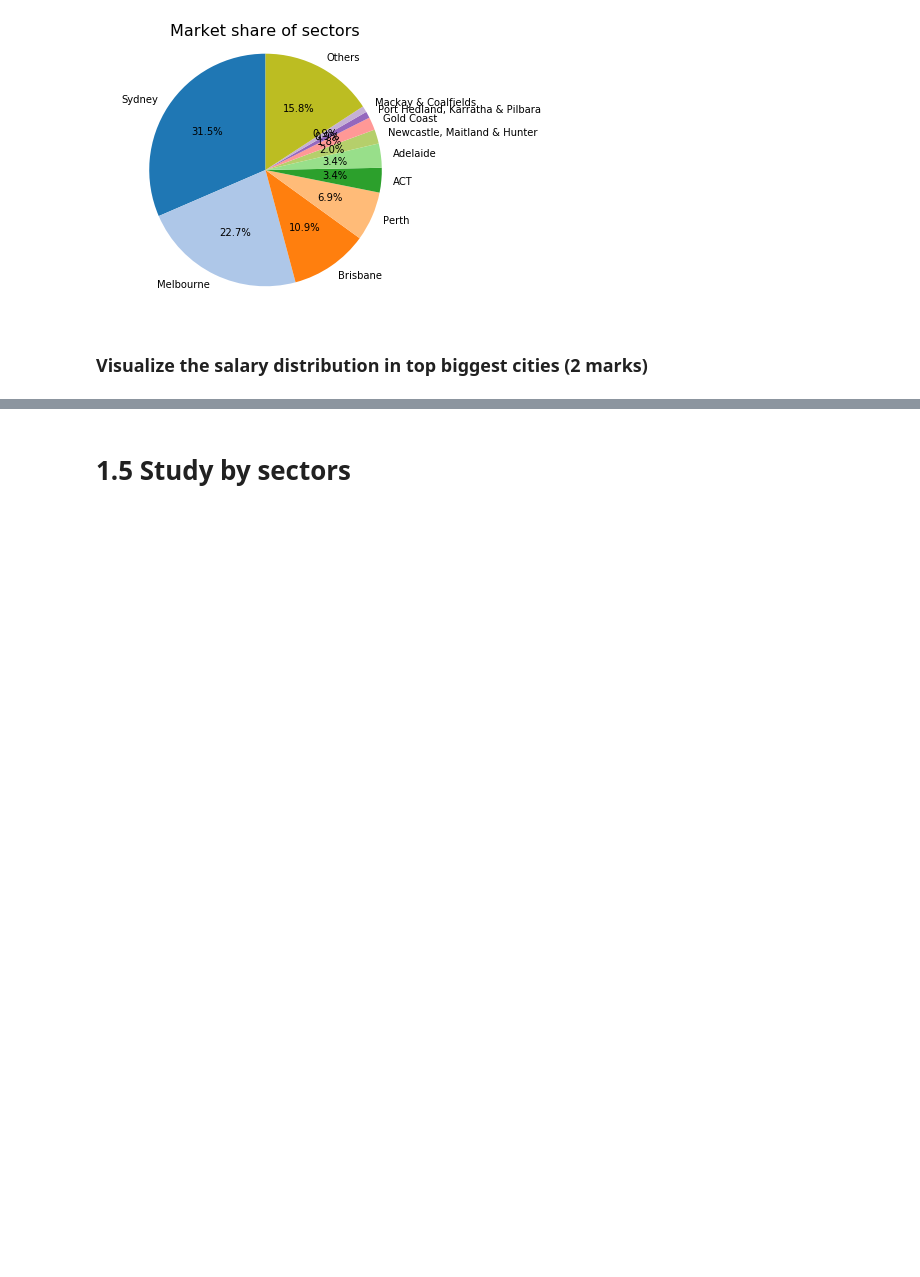
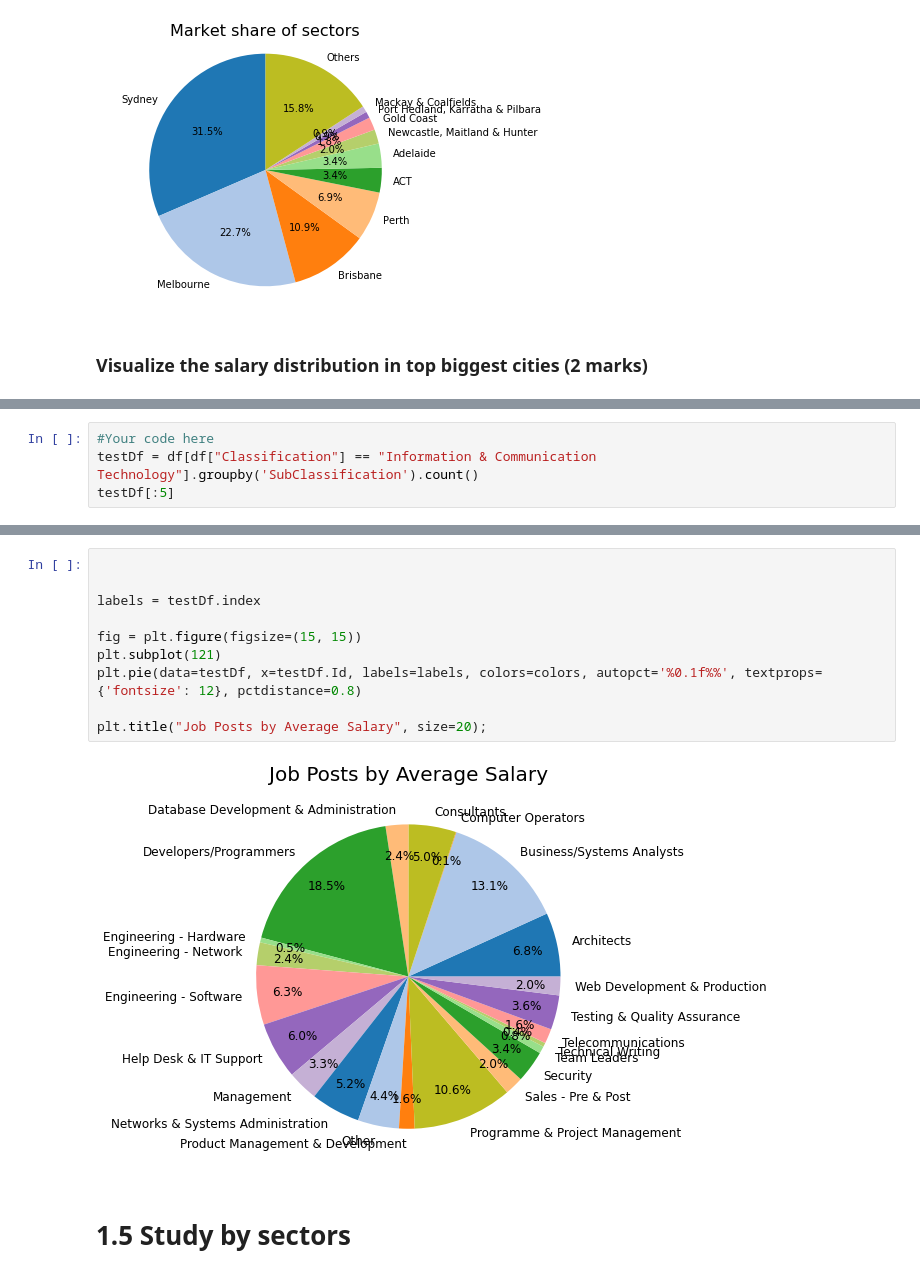
Before and after one commit to zacjensen/3803ICT-Assignment, a Jupyter notebook: Skeleton Working Copy.ipynb, the cells around one changed output, grey strips where cells are left out. Cells and saved outputs as stored; diff of their text form; blank space fills up the shorter version.

```diff
--- a/Skeleton Working Copy.ipynb
+++ b/Skeleton Working Copy.ipynb
@@ -190,0 +186,4 @@ locationTop10Df.index = locationTop10Df['Location']
+# %%
+#Your code here
+testDf = df[df["Classification"] == "Information & Communication Technology"].groupby('SubClassification').count()
+testDf[:5]
@@ -191,3 +198,15 @@ locationTop10Df.index = locationTop10Df['Location']
+# %%
+
+
+labels = testDf.index
+
+fig = plt.figure(figsize=(15, 15))
+plt.subplot(121)
+plt.pie(data=testDf, x=testDf.Id, labels=labels, colors=colors, autopct='%0.1f%%', textprops={'fontsize': 12}, pctdistance=0.8)
+
+plt.title("Job Posts by Average Salary", size=20);
+# %% [output]
+[figure, added]
 # %% [markdown]
 # 1.5 Study by sectors
 # %% [markdown]
```
Also changed, not shown: parts of 7 cells of this notebook.
